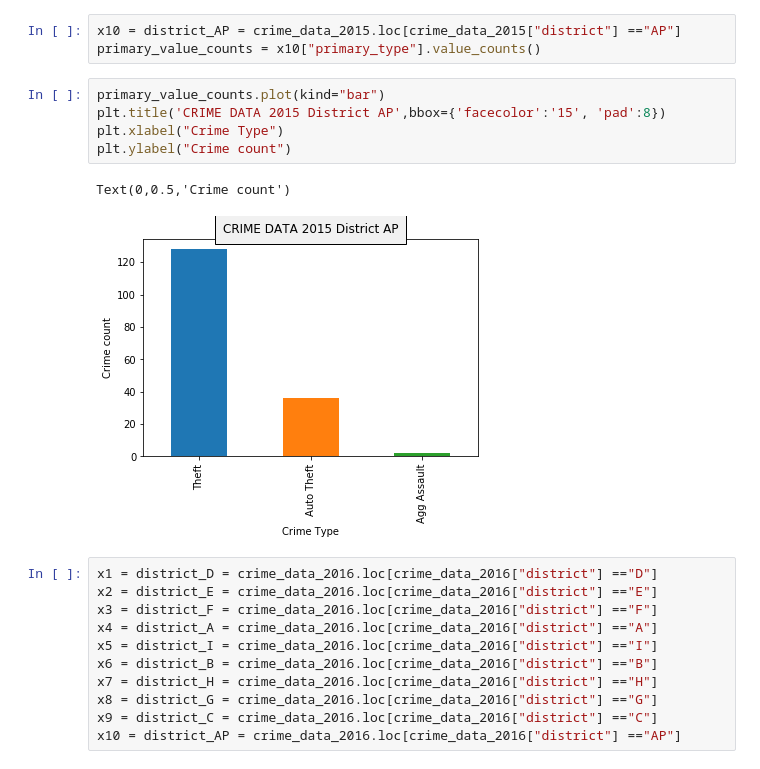
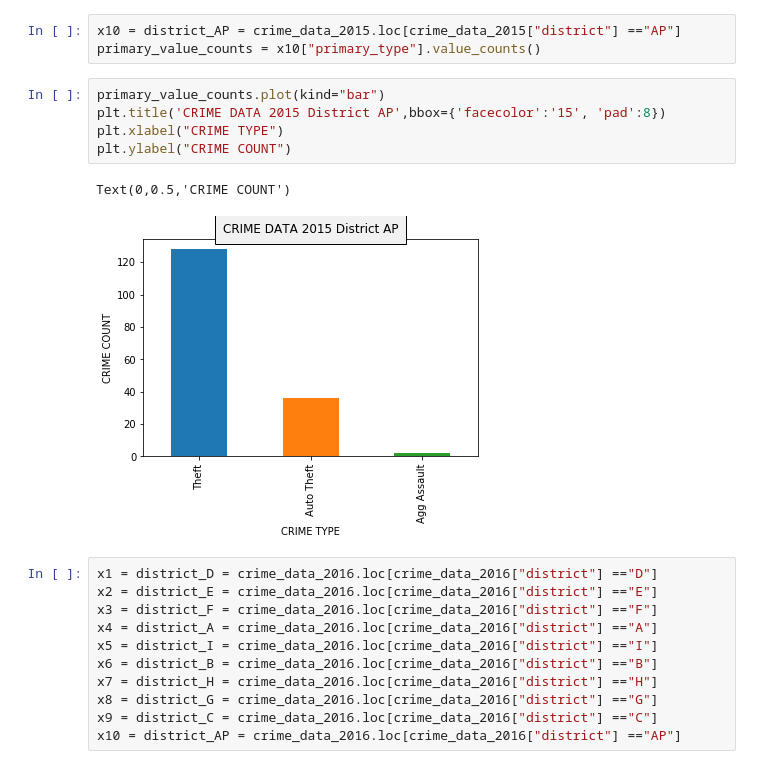
Before and after one commit to shruthieg/Austin-Crime-Data-Analytics, a Jupyter notebook: Project_1_DataClean2.ipynb, the cells around one changed output. Drawn from its saved outputs; the diff is of its cells as text.

```diff
--- a/Project_1_DataClean2.ipynb
+++ b/Project_1_DataClean2.ipynb
@@ -611,11 +621,11 @@ primary_value_counts = x10["primary_type"].value_counts()
 # %%
 primary_value_counts.plot(kind="bar")
 plt.title('CRIME DATA 2015 District AP',bbox={'facecolor':'15', 'pad':8})
-plt.xlabel("Crime Type")
-plt.ylabel("Crime count")
+plt.xlabel("CRIME TYPE")
+plt.ylabel("CRIME COUNT")
 # %% [output]
-Text(0,0.5,'Crime count')
+Text(0,0.5,'CRIME COUNT')
-[figure, old version]
+[figure, new version]
 # %%
 x1 = district_D = crime_data_2016.loc[crime_data_2016["district"] =="D"]
 x2 = district_E = crime_data_2016.loc[crime_data_2016["district"] =="E"]
```
Also changed, not shown: parts of 23 cells of this notebook.
